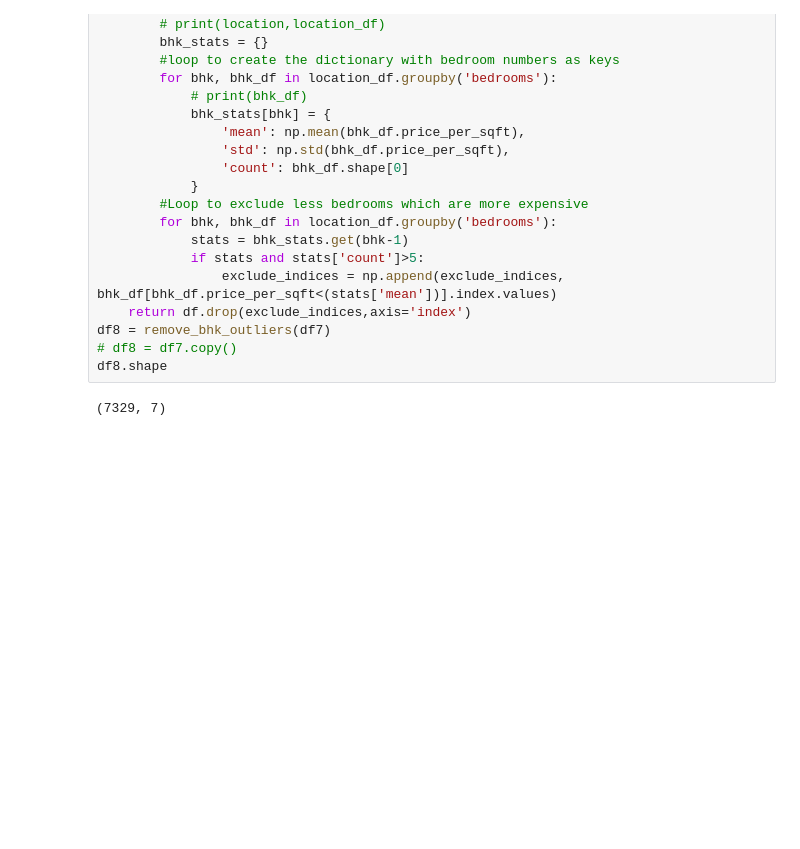
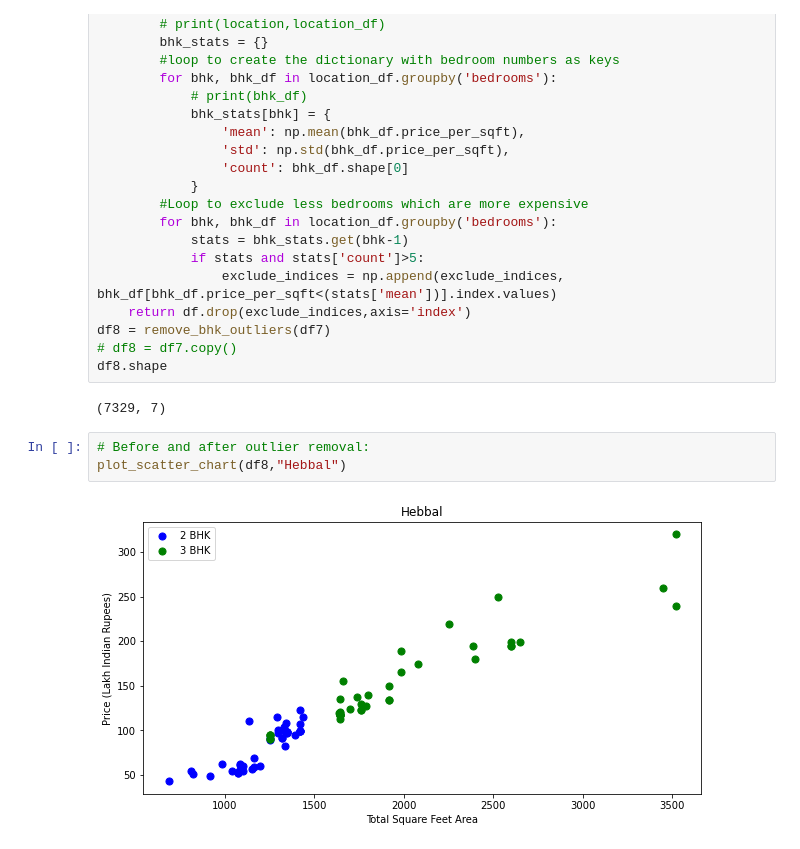
Before and after one commit to NLP-practitioners/ML-projects, a Jupyter notebook: prediction-model.ipynb, the cells around one changed output. Saved outputs shown, nothing was run; the diff lists cells and outputs as text; blank space fills up the shorter version.

Commit message:
Removed the final outliers

```diff
--- a/prediction-model.ipynb
+++ b/prediction-model.ipynb
@@ -338,3 +338,8 @@ df8 = remove_bhk_outliers(df7)
 df8.shape
 # %% [output]
 (7329, 7)
+# %%
+# Before and after outlier removal:
+plot_scatter_chart(df8,"Hebbal")
+# %% [output]
+[figure, added]
```
Also changed, not shown: parts of 10 cells of this notebook.
